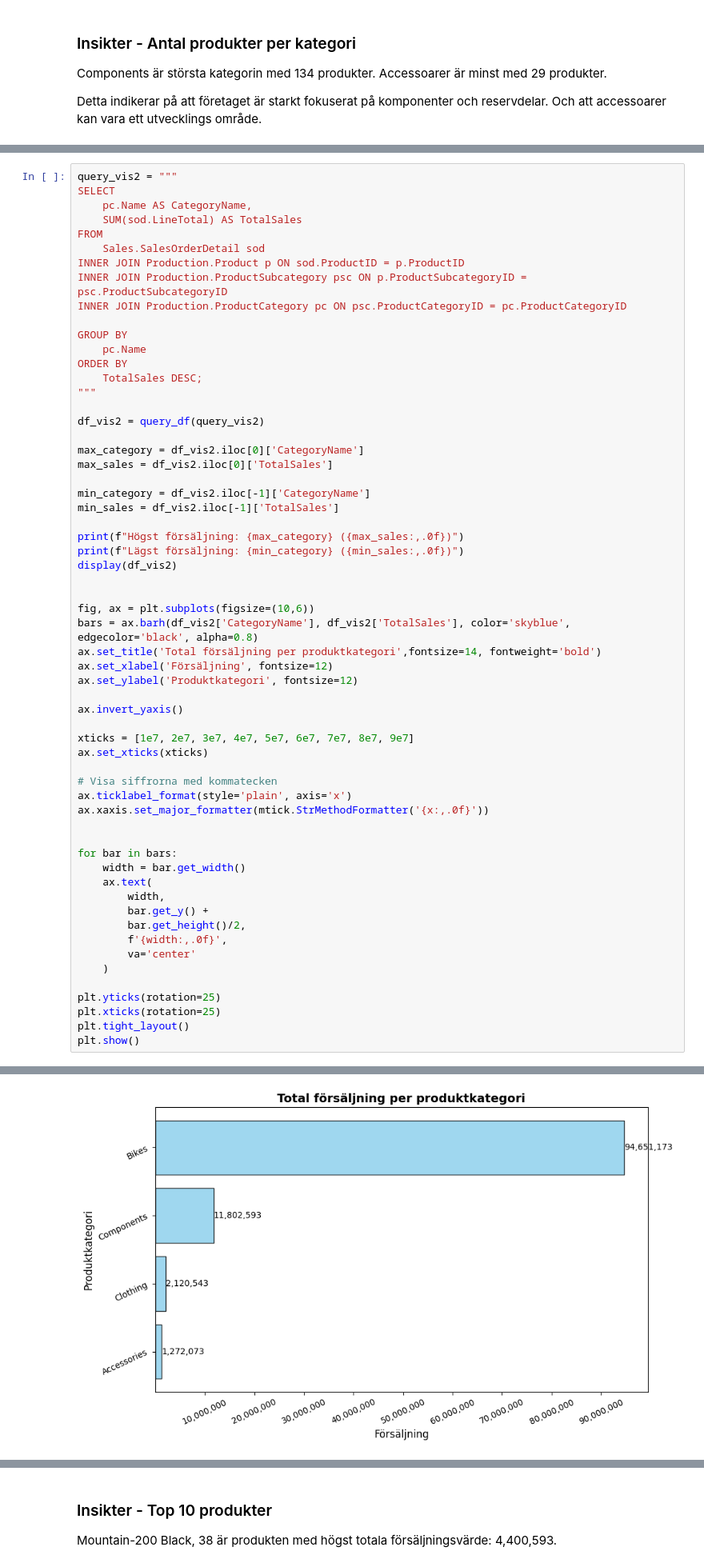
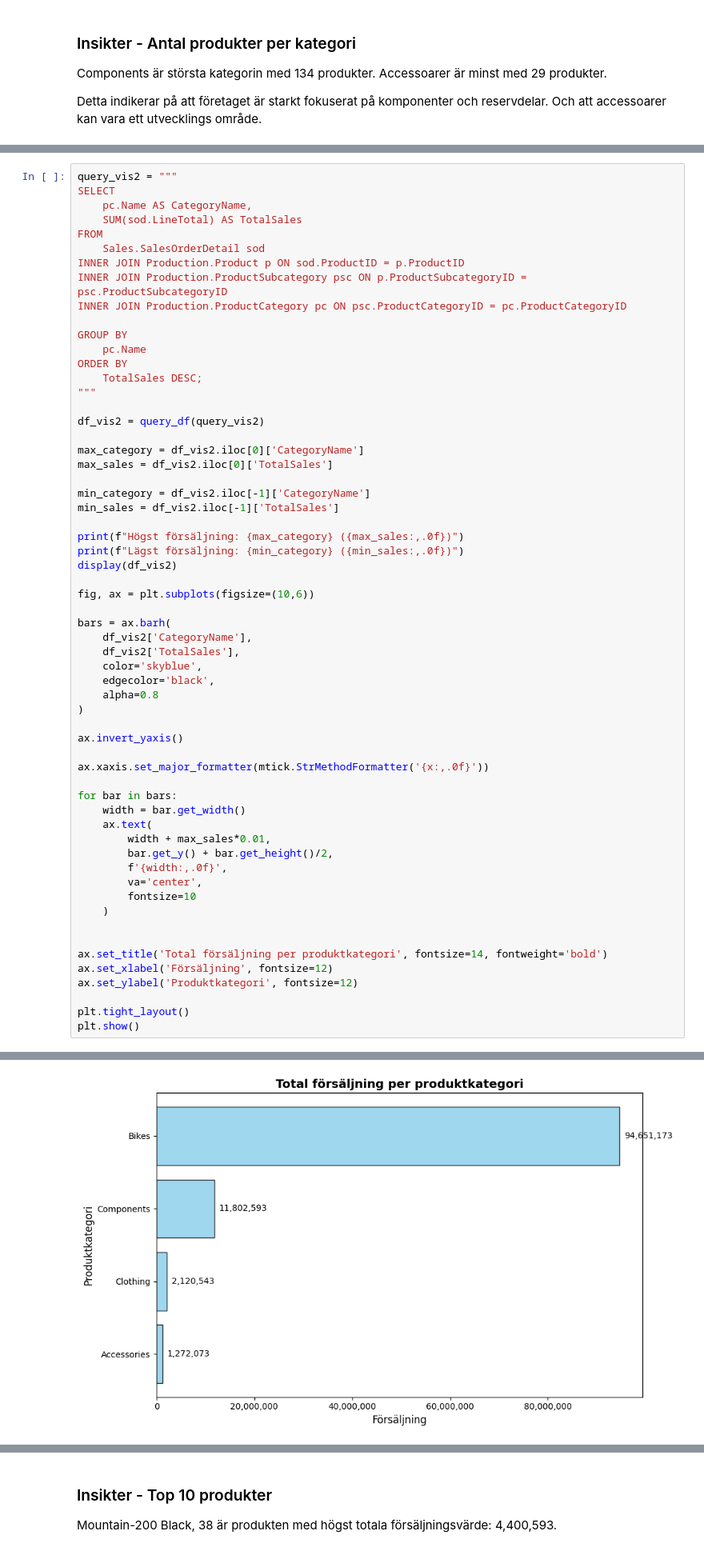
Before and after one commit to Linda6444/AdventureWorks_analysis, a Jupyter notebook: notebooks/AdventureWorks_analysis.ipynb, the cells around one changed output, grey strips where cells are left out. Shown: that part at 80% size. Saved outputs shown, nothing was run; the diff lists cells and outputs as text.

```diff
--- a/notebooks/AdventureWorks_analysis.ipynb
+++ b/notebooks/AdventureWorks_analysis.ipynb
@@ -151,51 +151,51 @@ max_sales = df_vis2.iloc[0]['TotalSales']
 
 min_category = df_vis2.iloc[-1]['CategoryName']
 min_sales = df_vis2.iloc[-1]['TotalSales']
 
 print(f"Högst försäljning: {max_category} ({max_sales:,.0f})")
 print(f"Lägst försäljning: {min_category} ({min_sales:,.0f})")
 display(df_vis2)
 
+fig, ax = plt.subplots(figsize=(10,6))
 
-fig, ax = plt.subplots(figsize=(10,6))
-bars = ax.barh(df_vis2['CategoryName'], df_vis2['TotalSales'], color='skyblue', edgecolor='black', alpha=0.8)
-ax.set_title('Total försäljning per produktkategori',fontsize=14, fontweight='bold')
-ax.set_xlabel('Försäljning', fontsize=12)
-ax.set_ylabel('Produktkategori', fontsize=12)
+bars = ax.barh(
+    df_vis2['CategoryName'],
+    df_vis2['TotalSales'],
+    color='skyblue',
+    edgecolor='black',
+    alpha=0.8
+)
 
 ax.invert_yaxis()
 
-xticks = [1e7, 2e7, 3e7, 4e7, 5e7, 6e7, 7e7, 8e7, 9e7]
-ax.set_xticks(xticks)
-
-# Visa siffrorna med kommatecken
-ax.ticklabel_format(style='plain', axis='x')
 ax.xaxis.set_major_formatter(mtick.StrMethodFormatter('{x:,.0f}'))
-
 
 for bar in bars:
     width = bar.get_width()
     ax.text(
-        width,
-        bar.get_y() +
-        bar.get_height()/2,
+        width + max_sales*0.01,
+        bar.get_y() + bar.get_height()/2,
         f'{width:,.0f}',
-        va='center'
+        va='center',
+        fontsize=10
     )
 
-plt.yticks(rotation=25)
-plt.xticks(rotation=25)
+
+ax.set_title('Total försäljning per produktkategori', fontsize=14, fontweight='bold')
+ax.set_xlabel('Försäljning', fontsize=12)
+ax.set_ylabel('Produktkategori', fontsize=12)
+
 plt.tight_layout()
 plt.show()
 # %% [output]
 Högst försäljning: Bikes (94,651,173)
 Lägst försäljning: Accessories (1,272,073)
 |  | CategoryName | TotalSales |
 | 0 | Bikes | 9.465117e+07 |
 | 1 | Components | 1.180259e+07 |
 | 2 | Clothing | 2.120543e+06 |
 | 3 | Accessories | 1.272073e+06 |
-[figure, old version]
+[figure, new version]
 # %% [markdown]
 ### Insikter - Totalförsäljning per produktkategori
 
```
Also changed, not shown: parts of 15 cells of this notebook.
